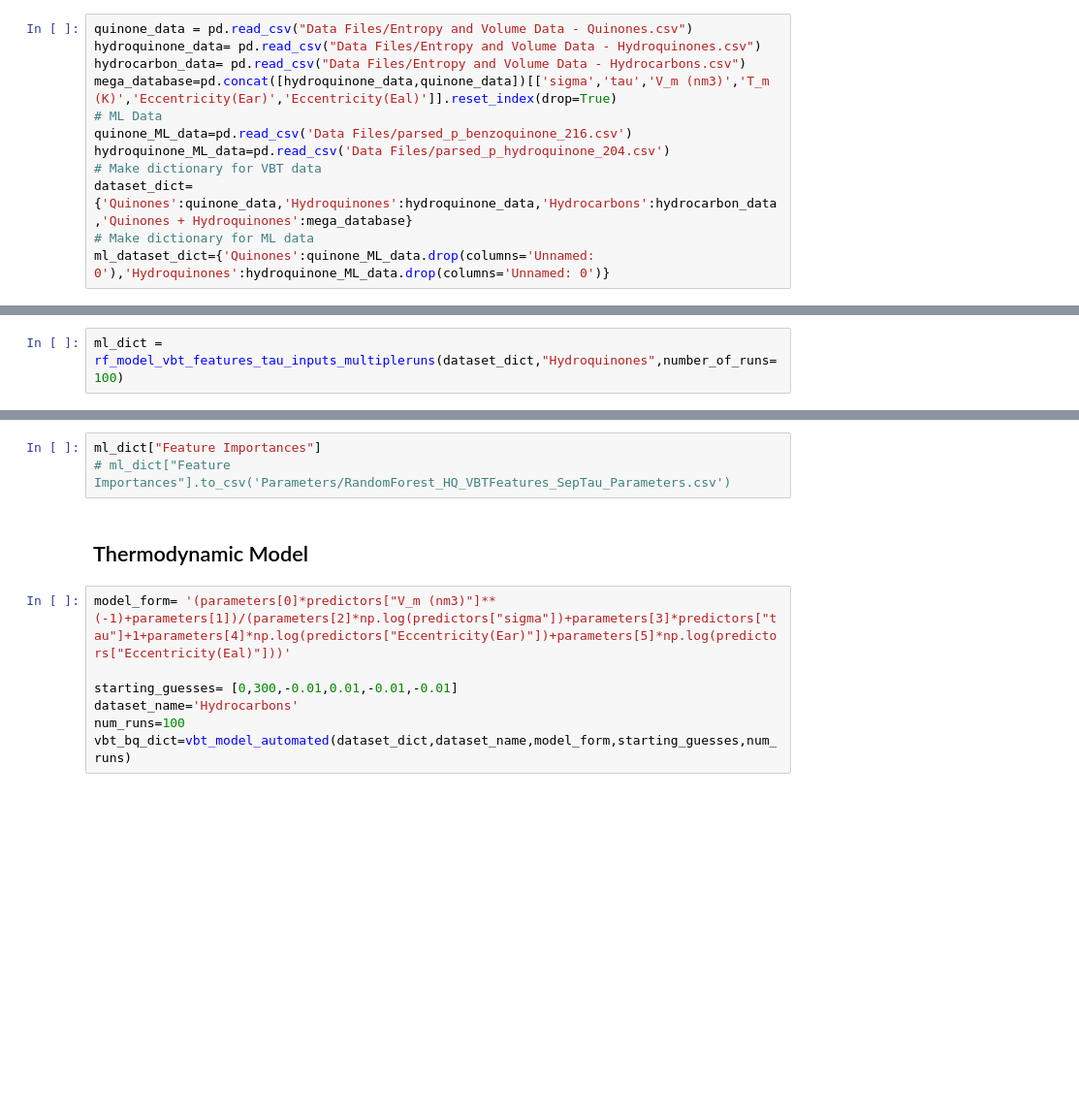
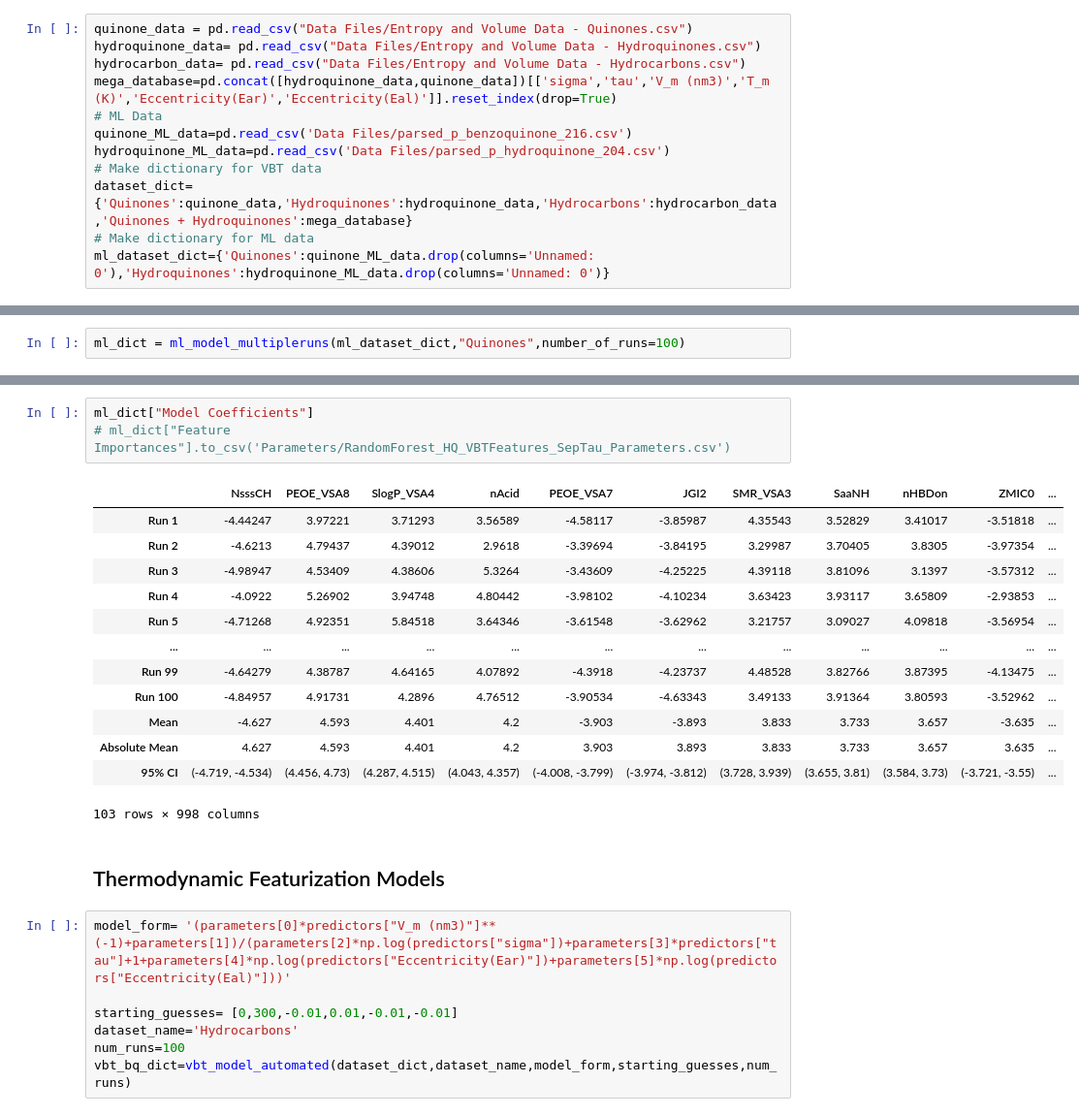
Before and after one commit to dganapat/melting_point_prediction_paper, a Jupyter notebook: mp_prediction_models.ipynb, the cells around one changed output, grey strips where cells are left out. Shown at 97% size. Saved outputs shown, nothing was run; the diff lists cells and outputs as text; blank space fills up the shorter version.

```diff
--- a/mp_prediction_models.ipynb
+++ b/mp_prediction_models.ipynb
@@ -785,2 +843,2 @@ ml_dataset_dict={'Quinones':quinone_ML_data.drop(columns='Unnamed: 0'),'Hydroqui
 # %%
-ml_dict = rf_model_vbt_features_tau_inputs_multipleruns(dataset_dict,"Hydroquinones",number_of_runs=100)
+ml_dict = ml_model_multipleruns(ml_dataset_dict,"Quinones",number_of_runs=100)
@@ -793,8 +871,22 @@ ml_dict['Errors']
 # %%
-ml_dict["Feature Importances"]
+ml_dict["Model Coefficients"]
 # ml_dict["Feature Importances"].to_csv('Parameters/RandomForest_HQ_VBTFeatures_SepTau_Parameters.csv')
+# %% [output]
+|  | NsssCH | PEOE_VSA8 | SlogP_VSA4 | nAcid | PEOE_VSA7 | JGI2 | SMR_VSA3 | SaaNH | nHBDon | ZMIC0 | ... |
+| Run 1 | -4.44247 | 3.97221 | 3.71293 | 3.56589 | -4.58117 | -3.85987 | 4.35543 | 3.52829 | 3.41017 | -3.51818 | ... |
+| Run 2 | -4.6213 | 4.79437 | 4.39012 | 2.9618 | -3.39694 | -3.84195 | 3.29987 | 3.70405 | 3.8305 | -3.97354 | ... |
+| Run 3 | -4.98947 | 4.53409 | 4.38606 | 5.3264 | -3.43609 | -4.25225 | 4.39118 | 3.81096 | 3.1397 | -3.57312 | ... |
+| Run 4 | -4.0922 | 5.26902 | 3.94748 | 4.80442 | -3.98102 | -4.10234 | 3.63423 | 3.93117 | 3.65809 | -2.93853 | ... |
+| Run 5 | -4.71268 | 4.92351 | 5.84518 | 3.64346 | -3.61548 | -3.62962 | 3.21757 | 3.09027 | 4.09818 | -3.56954 | ... |
+| ... | ... | ... | ... | ... | ... | ... | ... | ... | ... | ... | ... |
+| Run 99 | -4.64279 | 4.38787 | 4.64165 | 4.07892 | -4.3918 | -4.23737 | 4.48528 | 3.82766 | 3.87395 | -4.13475 | ... |
+| Run 100 | -4.84957 | 4.91731 | 4.2896 | 4.76512 | -3.90534 | -4.63343 | 3.49133 | 3.91364 | 3.80593 | -3.52962 | ... |
+| Mean | -4.627 | 4.593 | 4.401 | 4.2 | -3.903 | -3.893 | 3.833 | 3.733 | 3.657 | -3.635 | ... |
+| Absolute Mean | 4.627 | 4.593 | 4.401 | 4.2 | 3.903 | 3.893 | 3.833 | 3.733 | 3.657 | 3.635 | ... |
+| 95% CI | (-4.719, -4.534) | (4.456, 4.73) | (4.287, 4.515) | (4.043, 4.357) | (-4.008, -3.799) | (-3.974, -3.812) | (3.728, 3.939) | (3.655, 3.81) | (3.584, 3.73) | (-3.721, -3.55) | ... |
+103 rows × 998 columns
 # %% [markdown]
-## Thermodynamic Model
+## Thermodynamic Featurization Models
 # %%
 model_form= '(parameters[0]*predictors["V_m (nm3)"]**(-1)+parameters[1])/(parameters[2]*np.log(predictors["sigma"])+parameters[3]*predictors["tau"]+1+parameters[4]*np.log(predictors["Eccentricity(Ear)"])+parameters[5]*np.log(predictors["Eccentricity(Eal)"]))'
 
```
Also changed, not shown: parts of 7 cells of this notebook, 1 other file.
